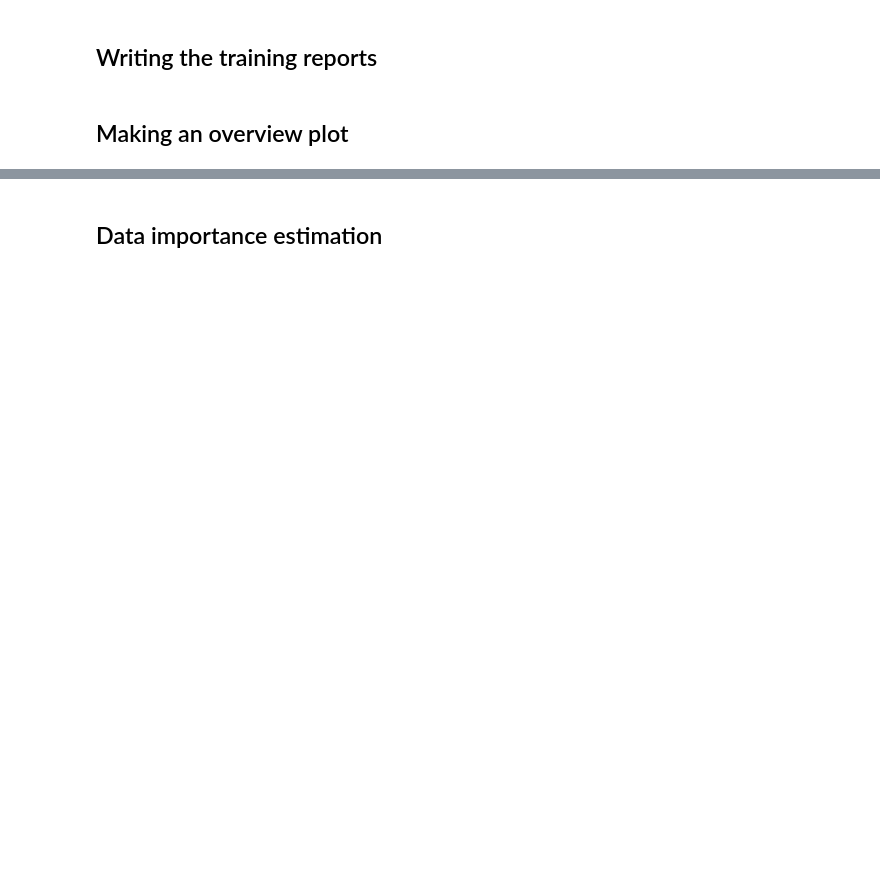
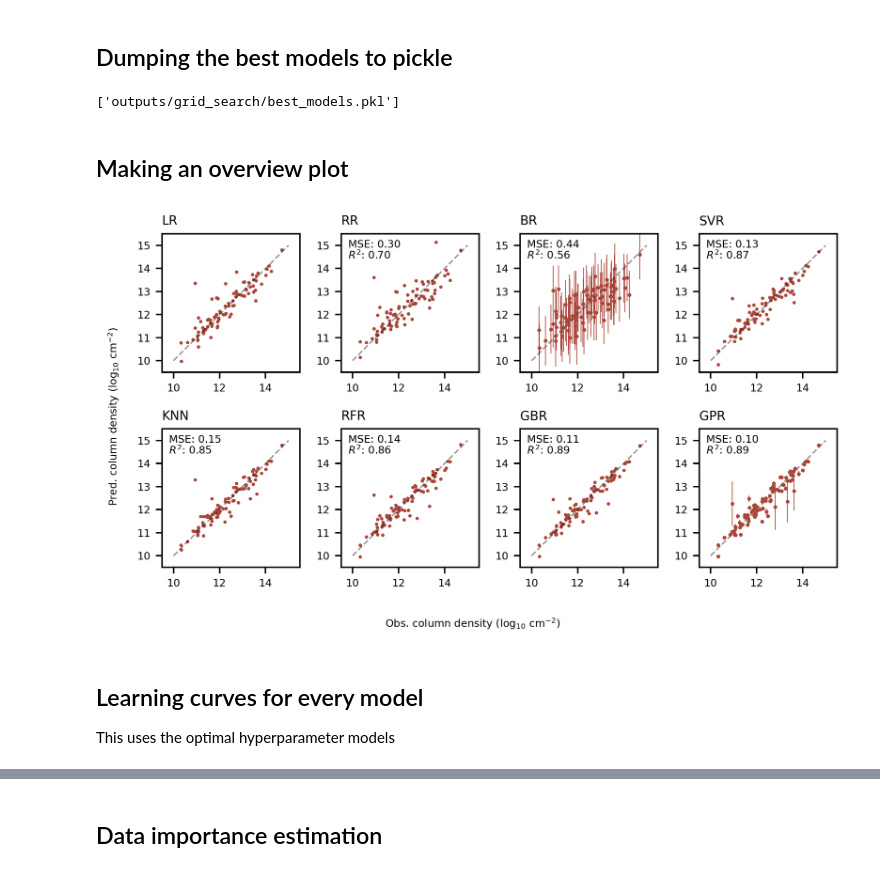
Before and after one commit to laserkelvin/umda, a Jupyter notebook: notebooks/estimator_training/gridsearch_template.ipynb, the cells around one changed output, grey strips where cells are left out. Drawn from its saved outputs; the diff is of its cells as text; code cells hidden in the pictures; blank space fills up the shorter version.

Commit message:
Good set of hparams and grid search

```diff
--- a/notebooks/estimator_training/gridsearch_template.ipynb
+++ b/notebooks/estimator_training/gridsearch_template.ipynb
@@ -34,11 +36,13 @@ mask = False
 # %%
 state = np.random.default_rng(seed)
 
-full_X, full_cluster_ids, tmc1_df = load_data()
+full_X, full_cluster_ids, tmc1_df = load_data(exclude_hydrogen=True)
 embedder = load_pipeline()
 
 tmc1_X = np.vstack([embedder.vectorize(smi) for smi in tmc1_df["SMILES"]])
 tmc1_y = np.log10(tmc1_df["Column density (cm^-2)"].to_numpy())
+
+boot_X, boot_y = training.get_bootstrap_samples((tmc1_X, tmc1_y), seed, n_samples=400, replace=True, noise_scale=0.5)
 # %%
 with open("model_hparams.yml") as read_file:
     hparams = YAML().load(read_file)
@@ -71,10 +78,12 @@ for name in models.keys():
     model = models.get(name)
     print(f"Working on {name} now.")
     hparam = hparams.get(name)
-    cv_grid = training.grid_cv_search((tmc1_X, tmc1_y), model, hparam, seed, verbose=1, n_splits=20, scoring="neg_mean_squared_error")
+    cv_grid = training.grid_cv_search((boot_X, boot_y), model, hparam, seed, verbose=1,
+    n_splits=10, n_jobs=32, scoring="neg_mean_squared_error", refit=True
+    )
+    # do a final train/test split to prevent overfitting
+    train_X, test_X, train_y, test_y = train_test_split(boot_X, boot_y, random_state=seed, test_size=0.2, shuffle=True)
+    result = model.fit(train_X, train_y)
     print(f"Model: {name} best CV score: {cv_grid.best_score_:.4e}")
-    #
-    best_estimator, best_train, best_test, best_performance, best_index, log = training.standardized_fit_test((tmc1_X, tmc1_y), model, cv_grid.best_params_, seed, n_splits=20)
-    model_results[name] = log
-    best_models[name] = best_estimator
+    best_models[name] = result
     cv_results[name] = cv_grid
@@ -109,5 +138,3 @@ for name in models.keys():
     best_param_dict[name] = cv_results[name].best_params_
 with open("outputs/grid_search/optimized_hparams.yml", "w+") as write_file:
     YAML().dump(best_param_dict, write_file)
-# %% [markdown]
-## Writing the training reports
@@ -122,24 +141,45 @@ for name, log in model_results.items():
+# %% [markdown]
+## Dumping the best models to pickle
+# %%
+dump(best_models, "outputs/grid_search/best_models.pkl")
+# %% [output]
+['outputs/grid_search/best_models.pkl']
 # %% [markdown]
 ## Making an overview plot
 # %%
 num_models = len(hparams)
 formatted_names = {key: key.upper() for key in models.keys()}
 formatted_names["linear_regression"] = "LR"
 formatted_names["ridge"] = "RR"
 
-fig, axarray = plt.subplots(2, num_models // 2, figsize=(10, 5), sharex=True, sharey=True)
+fig, axarray = plt.subplots(2, num_models // 2, figsize=(7, 4),) #sharex=True, sharey=True)
 
 for model_name, ax in zip(models.keys(), axarray.flatten()):
     model = best_models.get(model_name)
-    train_split, test_split = best_splits.get(model_name)
     # draw the ideal curve
     ax.plot(np.arange(10, 16), np.arange(10, 16), ls="--", alpha=0.4, color="k")
-    ax.scatter(tmc1_y[train_split], model.predict(tmc1_X[train_split]), c="#6B9A9B", label="Train", s=10,)
-    ax.scatter(tmc1_y[test_split], model.predict(tmc1_X[test_split]), c="#E6AD39", label="Holdout", s=10,)
+    # for probabilistic models, get the uncertainty too
+    if model_name in ["gpr", "br"]:
+        pred_y, pred_std = model.predict(tmc1_X, return_std=True)
+        ax.errorbar(tmc1_y, pred_y, yerr=pred_std, fmt="o", markersize=1.5, elinewidth=0.5)
+    else:
+        ax.scatter(tmc1_y, model.predict(tmc1_X), s=5, lw=0.)
     r2 = r2_score(tmc1_y, model.predict(tmc1_X))
-    ax.set(xlim=[10, 15], ylim=(10, 15))
+    mse = mean_squared_error(tmc1_y, model.predict(tmc1_X))
+    # ax.set(xlim=[9.5, 15.5], ylim=(9.5, 15.5))
     real_name = formatted_names.get(model_name)
-    ax.set_title(f"{real_name} - $R^2$: {r2:1.2f}", loc="left")
-    if model_name == "linear_regression":
-        ax.legend()
+    ax.set_title(f"{real_name}", loc="left")
+    if model_name != "linear_regression":
+        ax.text(0.05, 0.9, f"MSE: {mse:.2f}", fontsize="x-small", transform=ax.transAxes)
+        ax.text(0.05, 0.82, f"$R^2$: {r2:.2f}", fontsize="x-small", transform=ax.transAxes)
+    ax.set(xlim=[9.5, 15.5], ylim=[9.5, 15.5])
+fig.supxlabel("Obs. column density ($\log_{10}$ cm$^{-2}$)", fontsize="x-small")
+fig.supylabel("Pred. column density ($\log_{10}$ cm$^{-2}$)",  fontsize="x-small")
 fig.tight_layout()
+fig.savefig("outputs/grid_search/regression_plot.pdf", dpi=150)
+# %% [output]
+[figure, added]
+# %% [markdown]
+## Learning curves for every model
+
+This uses the optimal hyperparameter models
```
Also changed, not shown: parts of 11 cells of this notebook, 1 other file.
